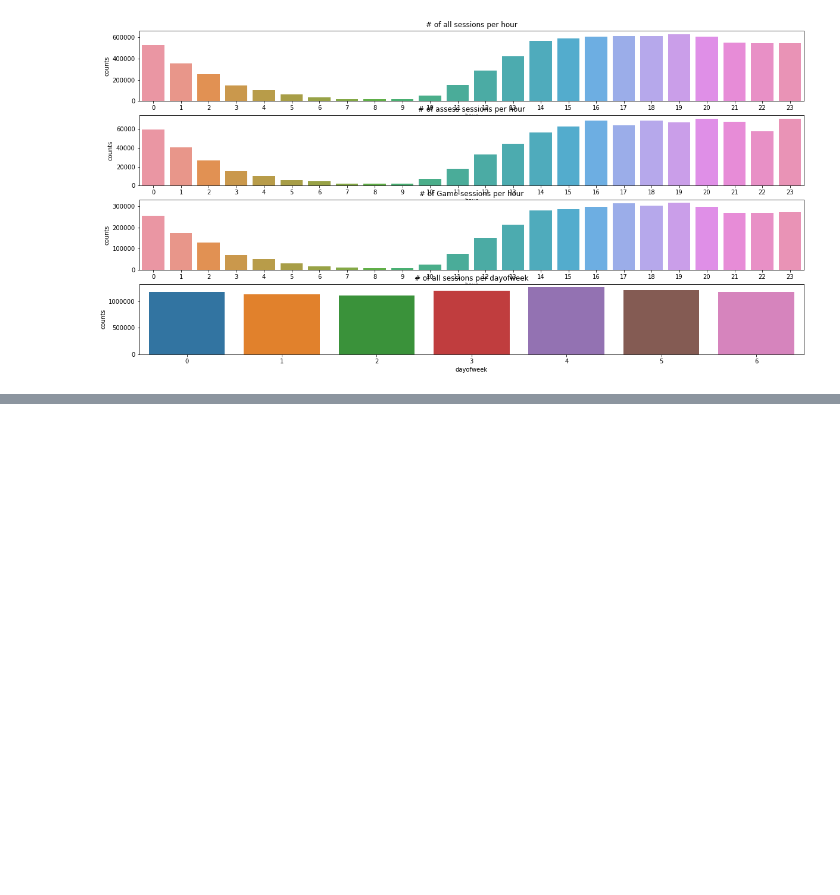
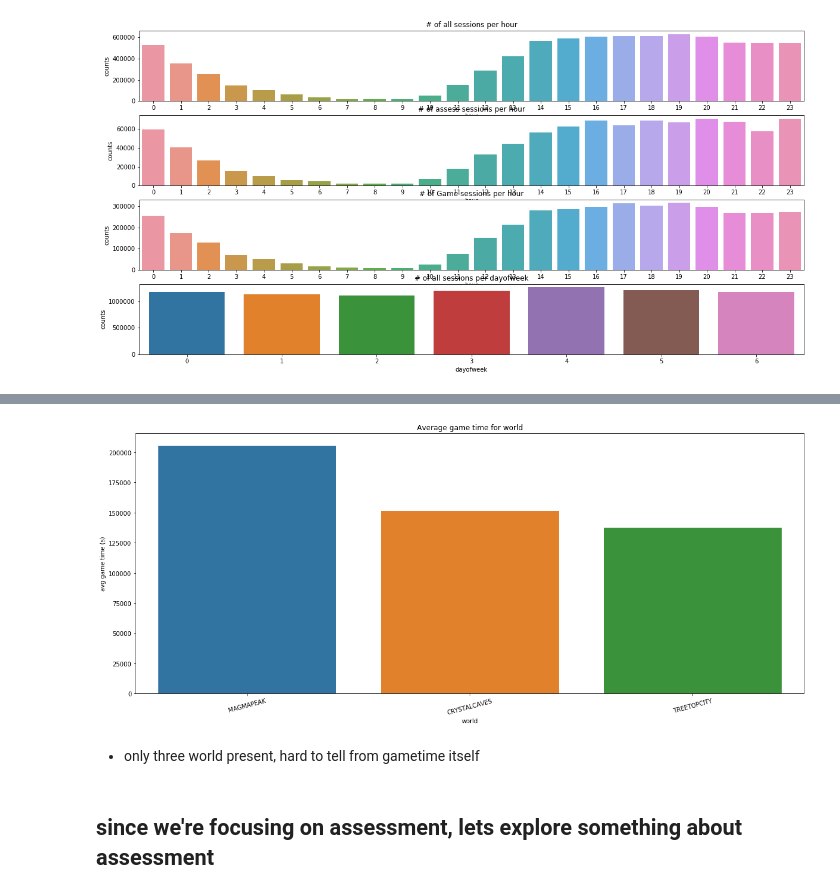
Before and after one commit to yaoyaoustc/Kaggle, a Jupyter notebook: 0106_dsbowl/part2_eda.ipynb, the cells around one changed output, grey strips where cells are left out. Saved outputs shown, nothing was run; the diff lists cells and outputs as text; code cells hidden in the pictures; blank space fills up the shorter version.

```diff
--- a/0106_dsbowl/part2_eda.ipynb
+++ b/0106_dsbowl/part2_eda.ipynb
@@ -112,0 +125,18 @@ train.loc[:,['game_session','hour']].groupby('hour').count().reset_index()
+# %%
+def plot_world(train):
+    figs,axes = plt.subplots(figsize=(20,8))
+    # average game time per app
+    pld = train.loc[:,['world','game_time']].groupby(['world']).mean().reset_index()
+    pld = pld[pld['game_time'] != 0]
+    plotorder = pld.sort_values('game_time',ascending=False).world
+    sns.barplot(x='world',y='game_time',data=pld,order = plotorder, ax = axes)
+    axes.set(title = 'Average game time for world',xlabel='world',ylabel='avg game time (s)')
+    axes.xaxis.set_tick_params(rotation=15,labelsize=10)
+# %%
+plot_world(train)
+# %% [output]
+[figure, added]
+# %% [markdown]
+- only three world present, hard to tell from gametime itself
+# %% [markdown]
+## since we're focusing on assessment, lets explore something about assessment
```
Also changed, not shown: parts of 28 cells of this notebook.
